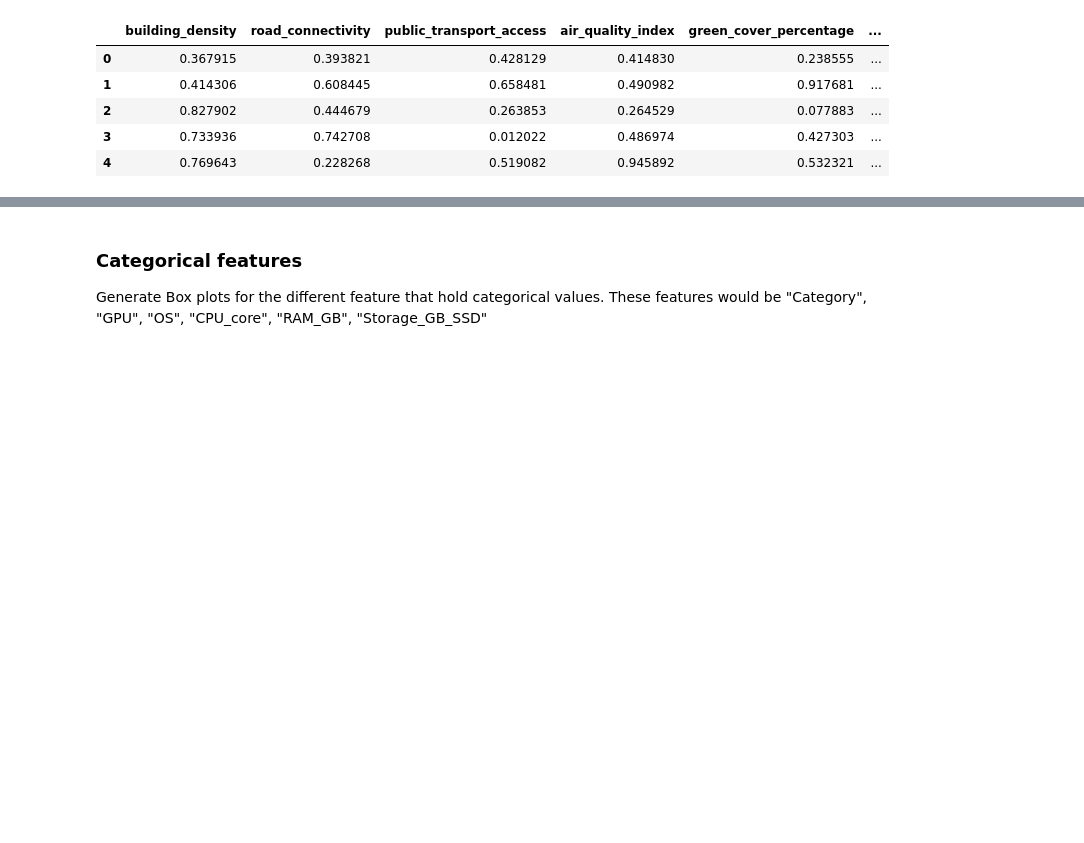
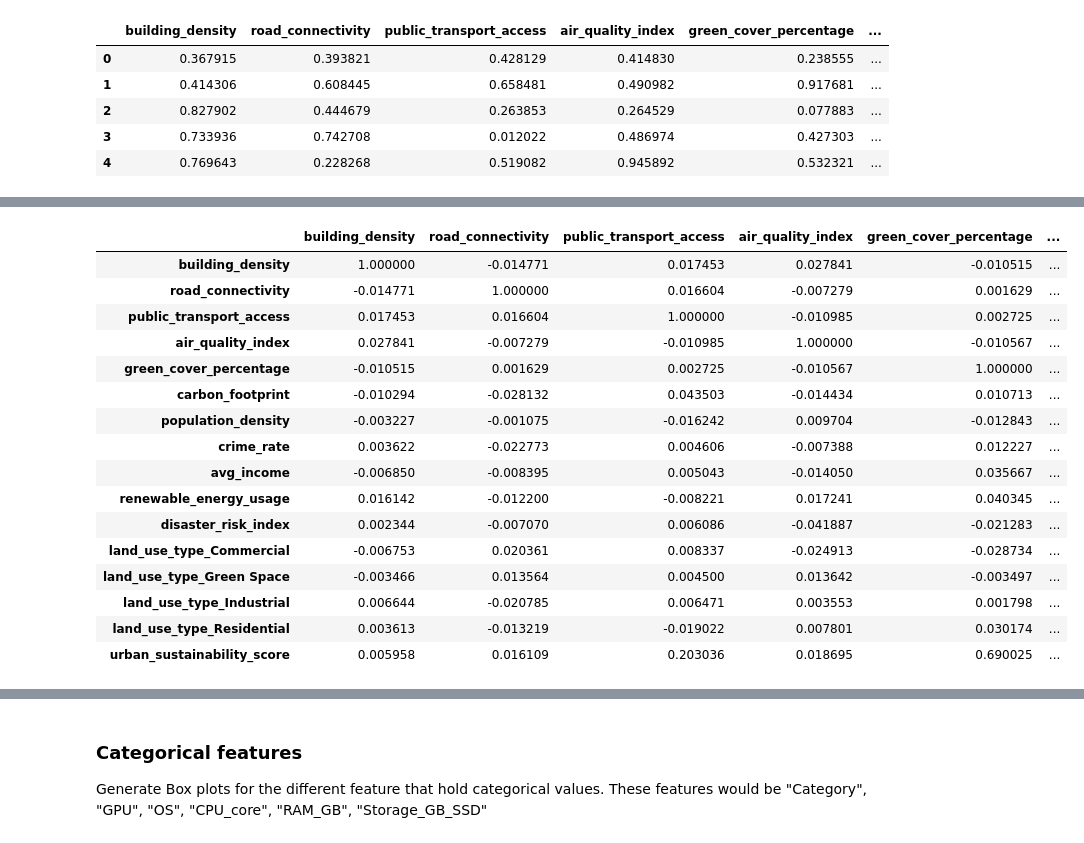
Before and after one commit to skokhan/FDDCitiesofTomorrow, a Jupyter notebook: Notebook/urban_planning_notebook.ipynb, the cells around one changed output, grey strips where cells are left out. Cells and saved outputs as stored; diff of their text form; code cells hidden in the pictures; blank space fills up the shorter version.

```diff
--- a/Notebook/urban_planning_notebook.ipynb
+++ b/Notebook/urban_planning_notebook.ipynb
@@ -184,0 +180,23 @@ Interpretation: "CPU_frequency" has a 36% positive correlation with the price of
+# %%
+# Compute correlation matrix
+corr_matrix = df.corr()
+
+corr_matrix
+# %% [output]
+|  | building_density | road_connectivity | public_transport_access | air_quality_index | green_cover_percentage | ... |
+| building_density | 1.000000 | -0.014771 | 0.017453 | 0.027841 | -0.010515 | ... |
+| road_connectivity | -0.014771 | 1.000000 | 0.016604 | -0.007279 | 0.001629 | ... |
+| public_transport_access | 0.017453 | 0.016604 | 1.000000 | -0.010985 | 0.002725 | ... |
+| air_quality_index | 0.027841 | -0.007279 | -0.010985 | 1.000000 | -0.010567 | ... |
+| green_cover_percentage | -0.010515 | 0.001629 | 0.002725 | -0.010567 | 1.000000 | ... |
+| carbon_footprint | -0.010294 | -0.028132 | 0.043503 | -0.014434 | 0.010713 | ... |
+| population_density | -0.003227 | -0.001075 | -0.016242 | 0.009704 | -0.012843 | ... |
+| crime_rate | 0.003622 | -0.022773 | 0.004606 | -0.007388 | 0.012227 | ... |
+| avg_income | -0.006850 | -0.008395 | 0.005043 | -0.014050 | 0.035667 | ... |
+| renewable_energy_usage | 0.016142 | -0.012200 | -0.008221 | 0.017241 | 0.040345 | ... |
+| disaster_risk_index | 0.002344 | -0.007070 | 0.006086 | -0.041887 | -0.021283 | ... |
+| land_use_type_Commercial | -0.006753 | 0.020361 | 0.008337 | -0.024913 | -0.028734 | ... |
+| land_use_type_Green Space | -0.003466 | 0.013564 | 0.004500 | 0.013642 | -0.003497 | ... |
+| land_use_type_Industrial | 0.006644 | -0.020785 | 0.006471 | 0.003553 | 0.001798 | ... |
+| land_use_type_Residential | 0.003613 | -0.013219 | -0.019022 | 0.007801 | 0.030174 | ... |
+| urban_sustainability_score | 0.005958 | 0.016109 | 0.203036 | 0.018695 | 0.690025 | ... |
```
Also changed, not shown: parts of 20 cells of this notebook.
